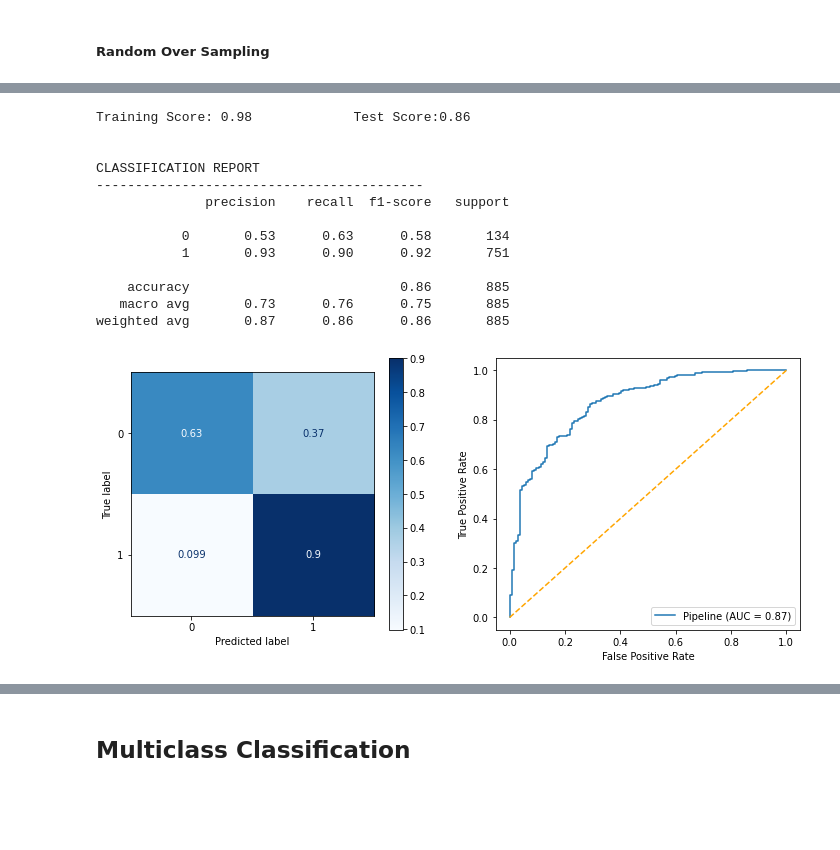
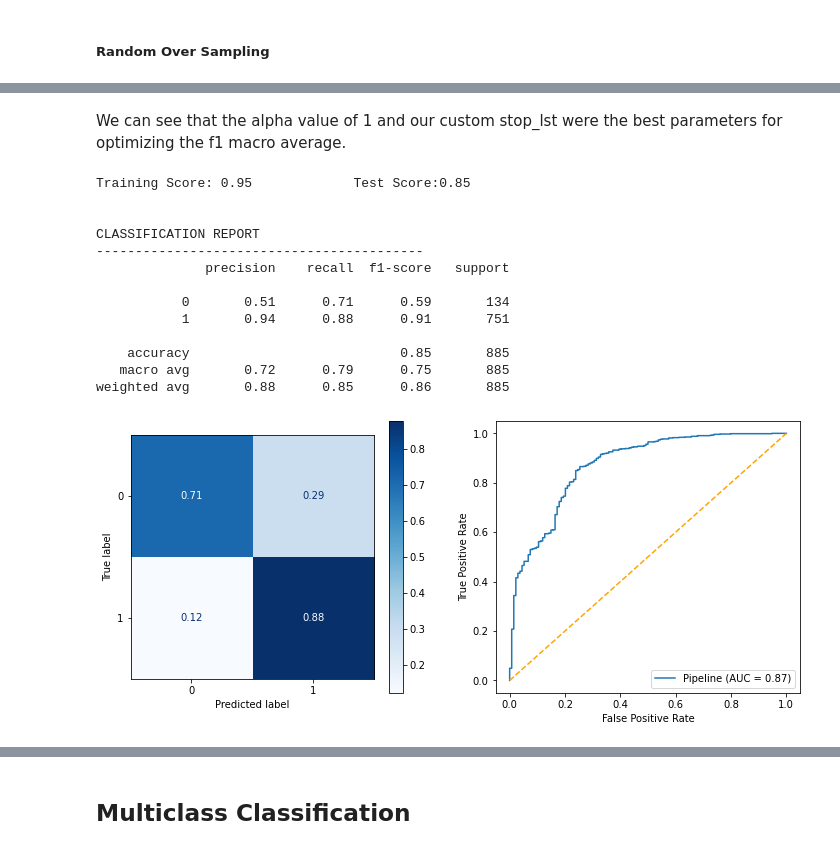
Before and after one commit to ebtezcan/Apple-Google-NLP-Analysis, a Jupyter notebook: index_OSEMN_plus_mvp.ipynb, the cells around one changed output, grey strips where cells are left out. Cells and saved outputs as stored; diff of their text form; code cells hidden in the pictures; blank space fills up the shorter version.

```diff
--- a/index_OSEMN_plus_mvp.ipynb
+++ b/index_OSEMN_plus_mvp.ipynb
@@ -948,8 +942,9 @@ Not surprisingly, there is a class imbalance where 84% of the tweets are conside
 # %% [markdown]
 ##### Hyperparameter Tuning with GridSearchCV
 # %%
-param_grid = {'clf__alpha': [0.001, 0.01, 0.1, 1]}
-gridsearch = GridSearchCV(clf_pipe, param_grid=param_grid, scoring='f1')
+param_grid = {'clf__alpha': [0.001, 0.01, 0.1, 1],
+              'vectorizer__stop_words': [stop_lst, 'english']}
+gridsearch = GridSearchCV(clf_pipe, param_grid=param_grid, scoring='f1_macro')
 
 gridsearch.fit(X_train,  y_train)
 gridsearch.best_params_
@@ -958,6 +971,6 @@ gridsearch.best_params_
 # %%
-clf_pipe = Pipeline([('vectorizer', TfidfVectorizer()),
-                     ('clf', MultinomialNB(alpha=0.1))])
+clf_pipe = Pipeline([('vectorizer', TfidfVectorizer(tokenizer=tokenizer.tokenize, stop_words=stop_lst)),
+                     ('clf', MultinomialNB(alpha=0.01))])
 clf_pipe.fit(X_train, y_train)
 y_pred = clf_pipe.predict(X_test)
 classification(y_test, y_pred, X_test, X_train, clf_pipe)
@@ -981,2 +994,12 @@ Our model's predictions for negative tweets improved from 3% to 34% with this gr
 # %% [markdown]
 ##### Random Over Sampling
+# %%
+from imblearn.over_sampling import RandomOverSampler
+import imblearn.pipeline
+
+clf_pipe = imblearn.pipeline.Pipeline([('vectorizer', TfidfVectorizer(tokenizer=tokenizer.tokenize, stop_words=stop_lst)),
+                     ('os', RandomOverSampler(random_state=42)),
+                     ('clf', MultinomialNB(alpha=0.1))])
+clf_pipe.fit(X_train, y_train)
+y_pred = clf_pipe.predict(X_test)
+classification(y_test, y_pred, X_test, X_train, clf_pipe)
@@ -982,0 +1023,7 @@ Our model's predictions for negative tweets improved from 3% to 34% with this gr
+# %%
+param_grid = {'clf__alpha': [0.001, 0.01, 0.1, 1],
+              'vectorizer__stop_words': [stop_lst, 'english']}
+gridsearch = GridSearchCV(clf_pipe, param_grid=param_grid, scoring='f1_macro')
+
+gridsearch.fit(X_train,  y_train)
+gridsearch.best_params_
@@ -983,25 +1048,28 @@ Our model's predictions for negative tweets improved from 3% to 34% with this gr
+# %% [markdown]
+We can see that the alpha value of 1 and our custom stop_lst were the best parameters for optimizing the f1 macro average.
 # %%
 from imblearn.over_sampling import RandomOverSampler
 import imblearn.pipeline
 
-clf_pipe = imblearn.pipeline.Pipeline([('vectorizer', TfidfVectorizer()),
-                     ('os', RandomOverSampler()),
-                     ('clf', MultinomialNB(alpha=0.1))])
+clf_pipe = imblearn.pipeline.Pipeline([('vectorizer', TfidfVectorizer(tokenizer=tokenizer.tokenize,
+                                                                     stop_words=stop_lst)),
+                                       ('os', RandomOverSampler()),
+                                       ('clf', MultinomialNB(alpha=1))])
 clf_pipe.fit(X_train, y_train)
 y_pred = clf_pipe.predict(X_test)
 classification(y_test, y_pred, X_test, X_train, clf_pipe)
 # %% [output]
-Training Score: 0.98             Test Score:0.86
+Training Score: 0.95             Test Score:0.85
 
 
 CLASSIFICATION REPORT
 ------------------------------------------
               precision    recall  f1-score   support
 
-           0       0.53      0.63      0.58       134
-           1       0.93      0.90      0.92       751
+           0       0.51      0.71      0.59       134
+           1       0.94      0.88      0.91       751
 
-    accuracy                           0.86       885
-   macro avg       0.73      0.76      0.75       885
-weighted avg       0.87      0.86      0.86       885
+    accuracy                           0.85       885
+   macro avg       0.72      0.79      0.75       885
+weighted avg       0.88      0.85      0.86       885
-[figure, old version]
+[figure, new version]
```
Also changed, not shown: parts of 46 cells of this notebook.
